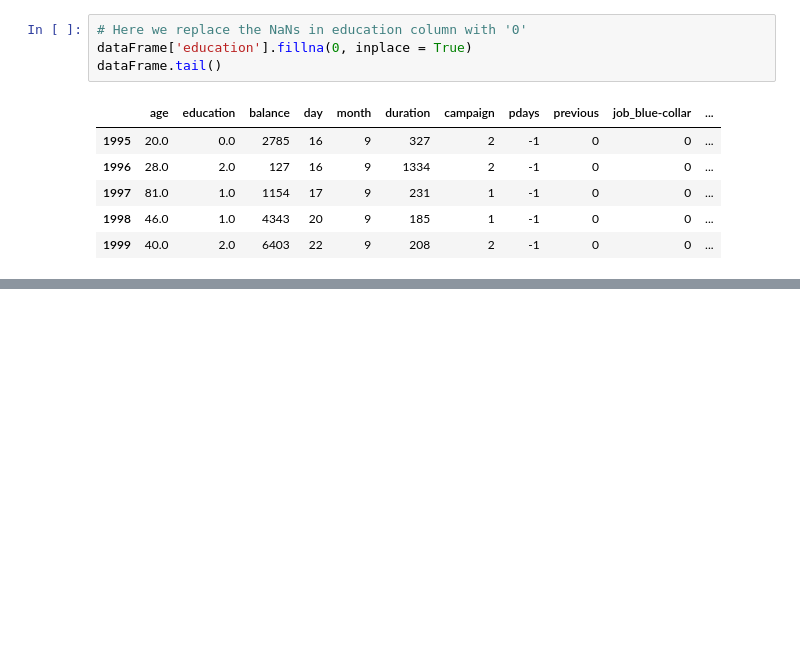
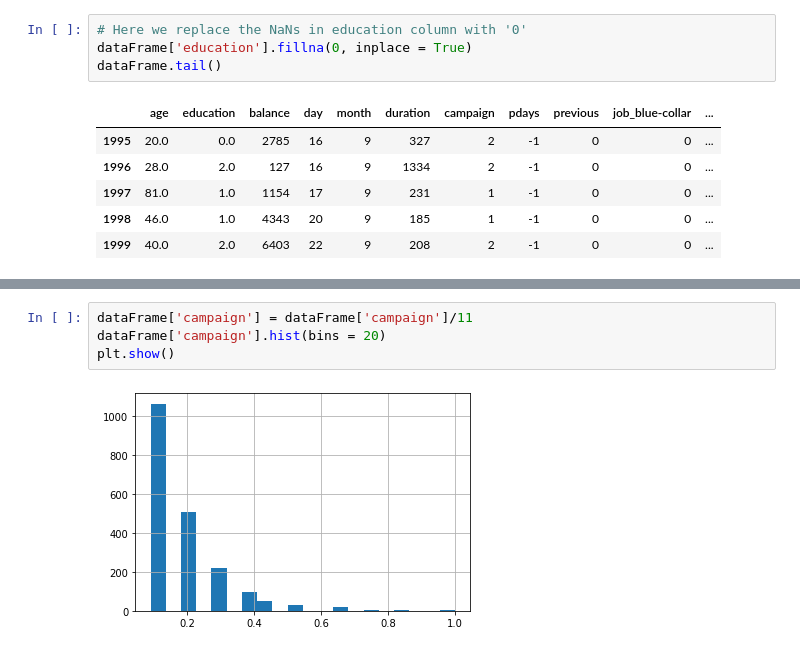
Before and after one commit to LenaStolz/CS4168_Data.Mining, a Jupyter notebook: lab2.ipynb, the cells around one changed output, grey strips where cells are left out. Drawn from its saved outputs; the diff is of its cells as text; blank space fills up the shorter version.

```diff
--- a/lab2.ipynb
+++ b/lab2.ipynb
@@ -139,0 +231,6 @@ plt.show()
+# %%
+dataFrame['campaign'] = dataFrame['campaign']/11
+dataFrame['campaign'].hist(bins = 20)
+plt.show()
+# %% [output]
+[figure, added]
```
Also changed, not shown: parts of 33 cells of this notebook.
